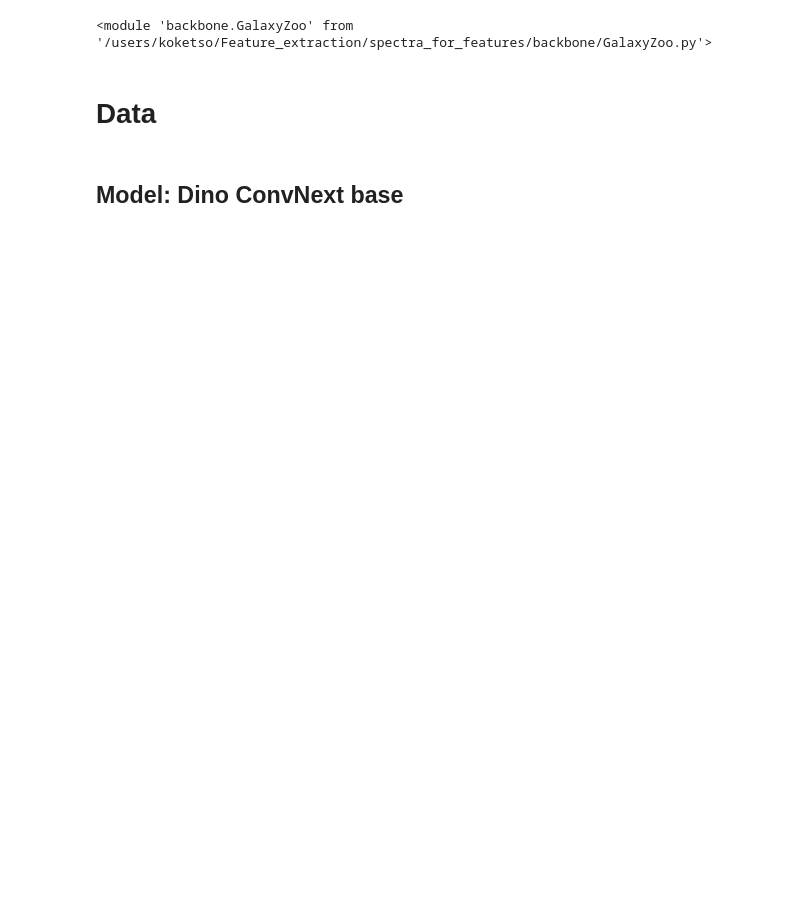
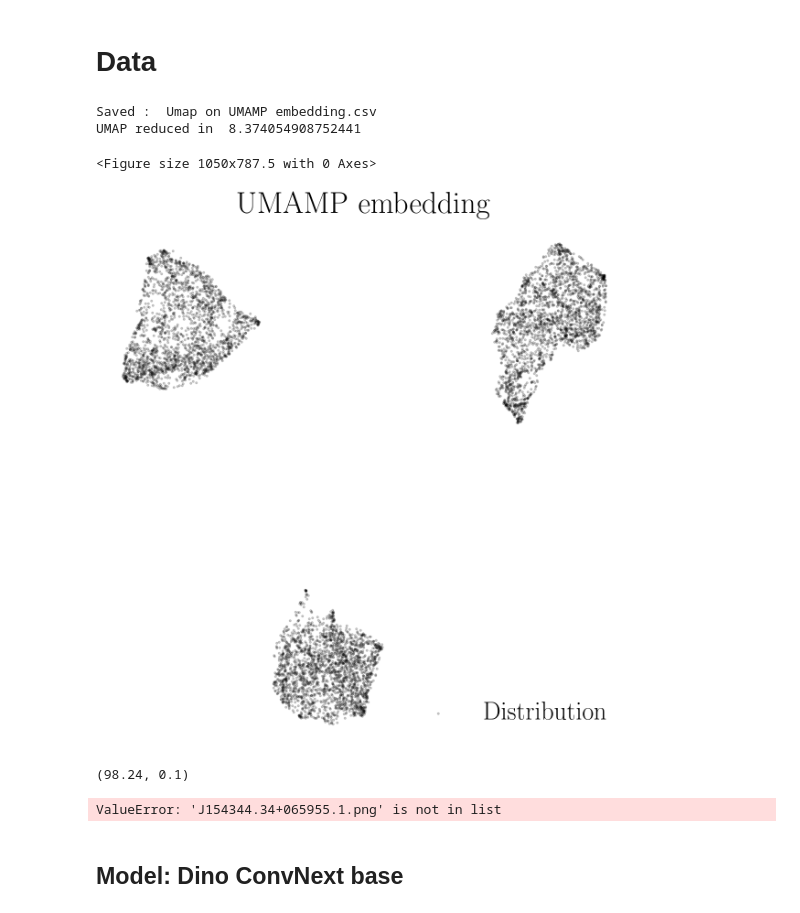
Before and after one commit to Koketsoc137/spectra_for_features, a Jupyter notebook: Model_TPCF_scores.ipynb, the cells around one changed output. Saved outputs shown, nothing was run; the diff lists cells and outputs as text; code cells hidden in the pictures; blank space fills up the shorter version.

Commit message:
The source IDs no match the representations, allowing for the labelled sources to distribut accordingly on the much larger feature space

```diff
--- a/Model_TPCF_scores.ipynb
+++ b/Model_TPCF_scores.ipynb
@@ -9,8 +9,5 @@ import backbone.VISUAL as viz
 import backbone.GalaxyZoo as gz
 import importlib
 import backbone.AstroMLmodified as AstroMLmod
-importlib.reload(gz)
-# %% [output]
-<module 'backbone.GalaxyZoo' from '/users/koketso/Feature_extraction/spectra_for_features/backbone/GalaxyZoo.py'>
 # %% [markdown]
 # Data
@@ -39,2 +14,40 @@ zoobot_id = AstroMLmod.id_score(zoobot_rep)
+# %%
+importlib.reload(gz)
+
+train,val,class_  = gz.Galaxy_zoo_data_loaders(train_split = 0.3)
+# %%
+## Model: Zoobot ConvNext Base
+
+zoobot_encoder = timm.create_model('hf_hub:mwalmsley/zoobot-encoder-convnext_base', pretrained=True, num_classes=0)
+
+
+importlib.reload(Custom)
+zoobot_rep, zoobot_label, zoobot_ids = Custom.get_representations(model  = zoobot_encoder,
+                           loader = train,
+                           encoder = True,
+                           labeled = False)
+
+
+zoobot_rep_c, zoobot_label_c, zoobot_ids_c = Custom.get_representations(model  = zoobot_encoder,
+                           loader = class_,
+                           encoder = True,
+                           labeled = True)
+
+umap_cs  =viz.umap(zoobot_rep_c)
+
+knn = test.KNN_accuracy(zoobot_rep_c, zoobot_label_c)
+print(knn)
+c_accuracy = test.clustering_accuracy((zoobot_rep,zoobot_ids),(zoobot_label_c,zoobot_ids_c))
+zoobot_tpcf = AstroMLmod.TPCF_score(zoobot_rep)
+print(zoobot_tpcf)
+zoobot_id = AstroMLmod.id_score(zoobot_rep)
+print(zoobot_id)
+# %% [output]
+Saved :  Umap on UMAMP embedding.csv
+UMAP reduced in  8.374054908752441
+<Figure size 1050x787.5 with 0 Axes>
+[figure, added]
+(98.24, 0.1)
+ValueError: 'J154344.34+065955.1.png' is not in list
 # %% [markdown]
 ## Model: Dino ConvNext base
```
Also changed, not shown: parts of 17 cells of this notebook, 3 other files.
